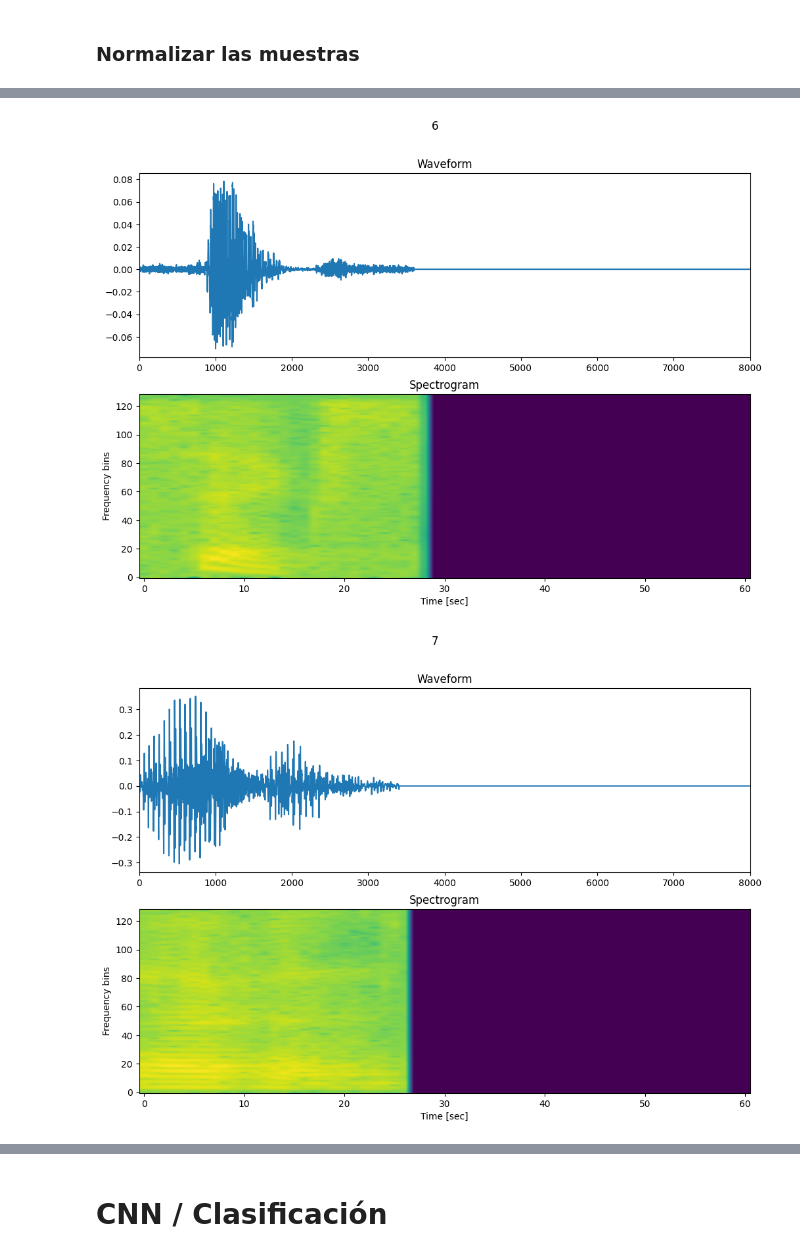
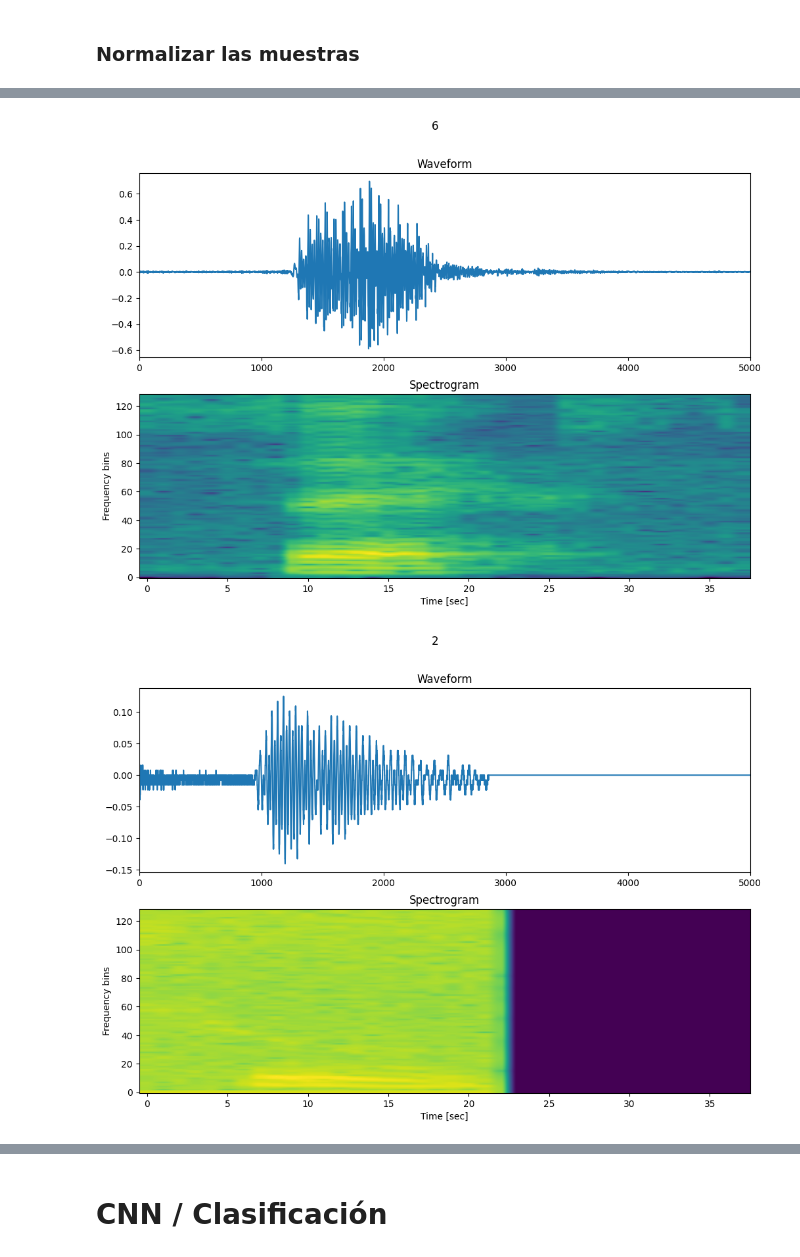
Before and after one commit to MiguelMussi/AAII_TP2, a Jupyter notebook: Problema_1.ipynb, the cells around one changed output, grey strips where cells are left out. Cells and saved outputs as stored; diff of their text form; code cells hidden in the pictures.

```diff
--- a/Problema_1.ipynb
+++ b/Problema_1.ipynb
@@ -187,8 +178,8 @@ len(train_ds), len(val_ds)
 (2000, 500)
 # %%
 # Batch y preparar el dataset
-train_ds = train_ds.batch(64).prefetch(tf.data.AUTOTUNE)
-val_ds = val_ds.batch(64).prefetch(tf.data.AUTOTUNE)
+# train_ds = train_ds.batch(64).prefetch(tf.data.AUTOTUNE)
+# val_ds = val_ds.batch(64).prefetch(tf.data.AUTOTUNE)
 # %%
 print(train_ds.element_spec)
 print(val_ds.element_spec)
@@ -200,7 +191,7 @@ print(val_ds.element_spec)
 # %% [markdown]
 ### Normalizar las muestras
 # %%
-m_muestras = 8000  # Equivale a 1 segundo de archivo wav a 8 kHz
+m_muestras = 5000  # Equivale a 1 segundo de archivo wav a 8 kHz
 # %%
 def preprocess(audio, label):
     # Normalizar y convertir a float32
@@ -213,24 +204,6 @@ def preprocess(audio, label):
     audio = tf.pad(audio, [[0, padding]], "CONSTANT")  # Aplicar padding
 
     return audio, label
-# %%
-def preprocess(audio, label):
-    # Normalizar y convertir a float32
-    audio = tf.cast(audio, tf.float32) / 32768.0
-
-    # Asegurarse de que todos los audios tengan exactamente las muestras deseadas
-    # Recortar si el audio es más largo; rellenar con ceros si es más corto
-    audio_length = tf.shape(audio)[0]
-    padding = tf.maximum(0, m_muestras - audio_length)
-
-    # Aplicar padding solo si es necesario
-    if padding > 0:
-        audio = tf.pad(audio, [[0, padding]], "CONSTANT")  # Aplicar padding
-
-    # Recortar el audio a m_muestras (o menos si se ha rellenado)
-    audio = audio[:m_muestras]
-
-    return audio, label
 # %%
 # Aplicar el preprocesamiento al dataset
 train_ds = train_ds.map(preprocess)
@@ -284,7 +249,7 @@ def get_spectrogram(waveform):
 # %%
 # Procesando el lote de datos
 for audio, label in train_ds.take(1):  # toma un lote del dataset
-    for i in range(min(3, audio.shape[0])):  # Procesa solo los primeros 3 ejemplos del lote
+    for i in range(min(5, audio.shape[0])):  # Procesa solo los primeros ejemplos del lote
         waveform = audio[i].numpy()  # Extrae el audio y conviértelo a numpy
         label_index = label[i].numpy()  # Extrae el índice de la etiqueta y conviértelo a numpy
         label_name = label_names[label_index]  # Usa el índice para obtener el nombre de la etiqueta
@@ -348,24 +320,24 @@ def get_spectrogram(waveform):
 # %%
 # Procesando el lote de datos
 for audio, label in train_ds.take(1):  # toma un lote del dataset
-    for i in range(min(3, audio.shape[0])):  # Procesa solo los primeros 3 ejemplos del lote
+    for i in range(min(5, audio.shape[0])):  # Procesa solo los primeros ejemplos del lote
         waveform = audio[i].numpy()  # Extrae el audio y conviértelo a numpy
         label_index = label[i].numpy()  # Extrae el índice de la etiqueta y conviértelo a numpy
         label_name = label_names[label_index]  # Usa el índice para obtener el nombre de la etiqueta
 
         spectrogram = get_spectrogram(waveform)
 
         # Crear figuras para visualizar la forma de onda y el espectrograma
         fig, axes = plt.subplots(2, figsize=(12, 8))
         timescale = np.arange(waveform.shape[0])
         axes[0].plot(timescale, waveform)
         axes[0].set_title('Waveform')
         axes[0].set_xlim([0, waveform.shape[0]])
 
         plot_spectrogram(spectrogram.numpy(), axes[1])  # Asegúrate de que el espectrograma sea numpy y ajustado
         axes[1].set_title('Spectrogram')
         plt.suptitle(label_name.title())
         plt.show()
 # %% [output]
-[figure, old version]
+[figure, new version]
-[figure, old version]
+[figure, new version]
```
Also changed, not shown: parts of 14 cells of this notebook.
